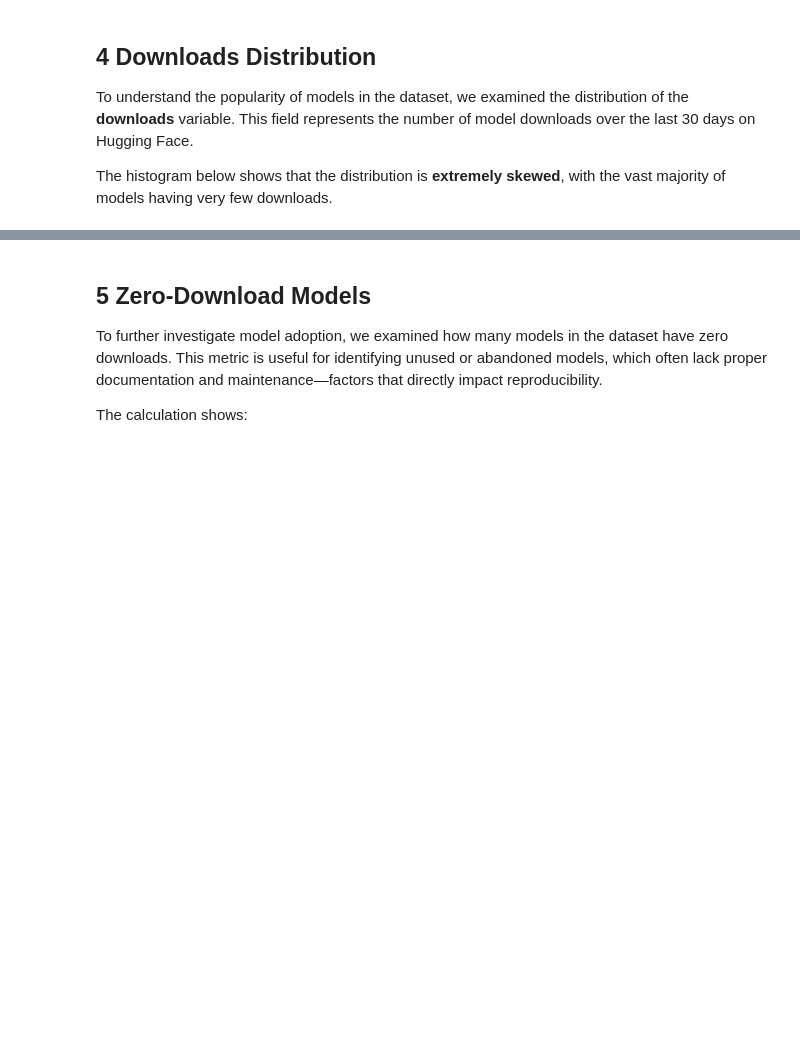
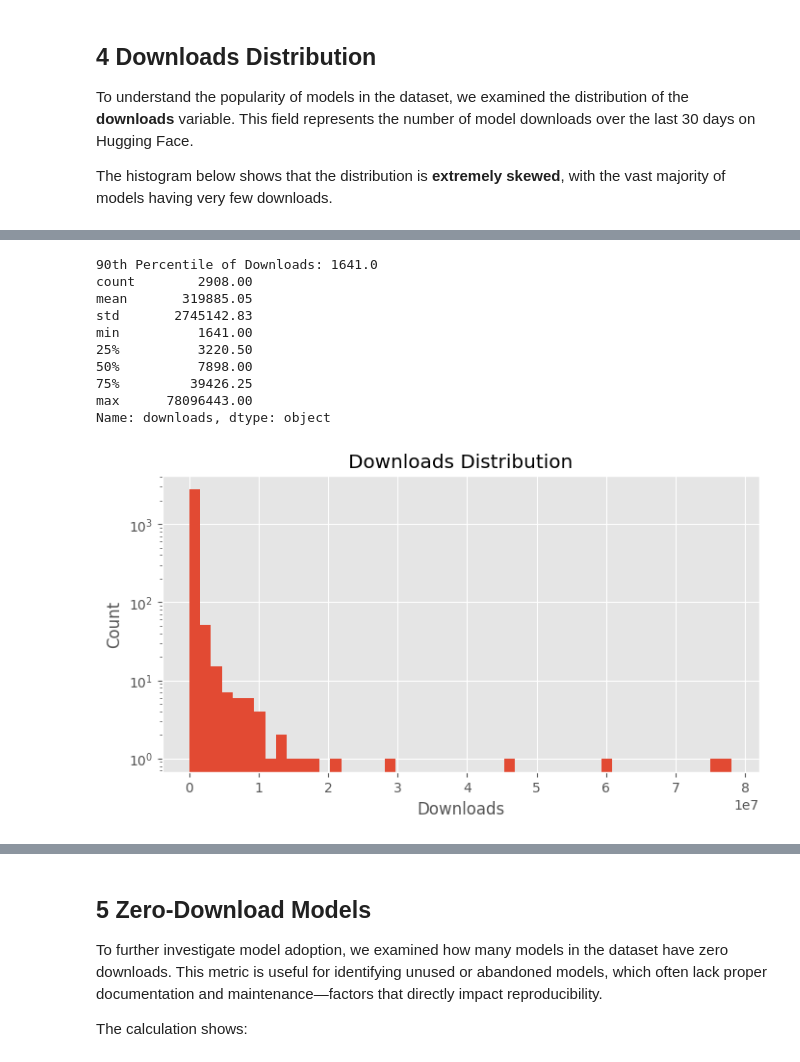
Before and after one commit to OganKuba/Model_Card, a Jupyter notebook: model_card.ipynb, the cells around one changed output, grey strips where cells are left out. Drawn from its saved outputs; the diff is of its cells as text; code cells hidden in the pictures; blank space fills up the shorter version.

```diff
--- a/model_card.ipynb
+++ b/model_card.ipynb
@@ -170,0 +179,25 @@ Name: downloads, dtype: float64
+# %%
+if 'downloads' in df.columns:
+    percentile90th = np.quantile(df['downloads'].dropna(), 0.9)
+    print("90th Percentile of Downloads:", percentile90th)
+    high_downloads = df[df['downloads'] >= percentile90th]
+    print(high_downloads['downloads'].describe().apply("{0:.2f}".format))
+
+high_downloads['downloads'].hist(bins=50, figsize=(8,4))
+plt.title("Downloads Distribution")
+plt.xlabel("Downloads")
+plt.yscale("log")
+plt.ylabel("Count")
+plt.show()
+# %% [output]
+90th Percentile of Downloads: 1641.0
+count        2908.00
+mean       319885.05
+std       2745142.83
+min          1641.00
+25%          3220.50
+50%          7898.00
+75%         39426.25
+max      78096443.00
+Name: downloads, dtype: object
+[figure, added]
```
Also changed, not shown: parts of 16 cells of this notebook.
